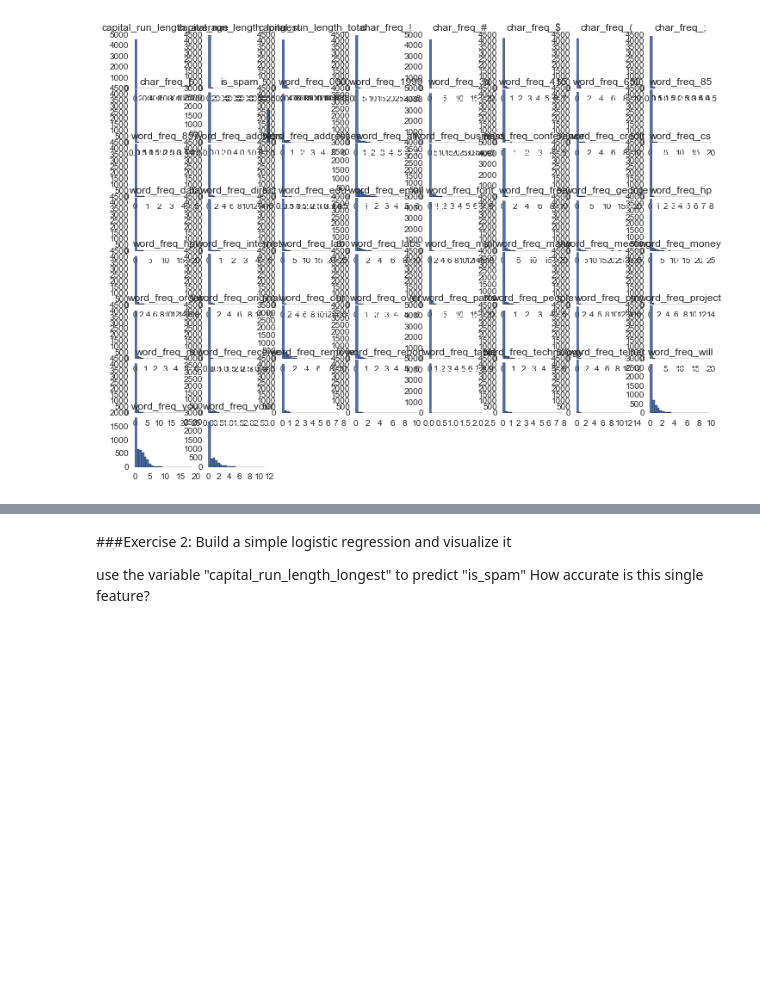
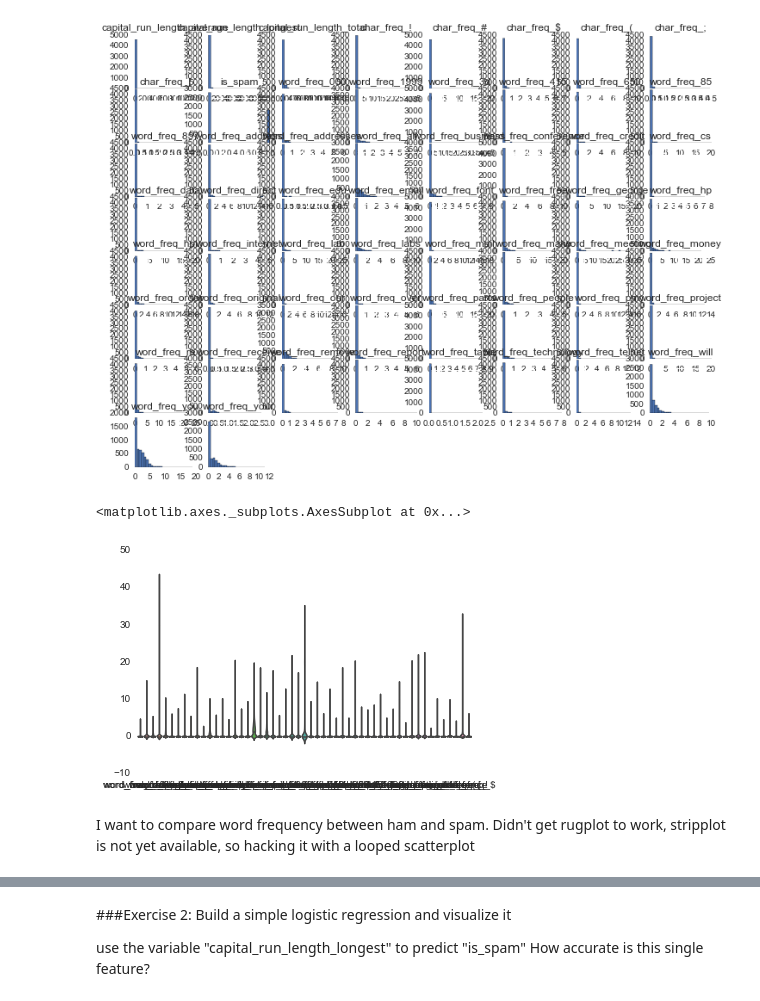
Before and after one commit to selwyth/DAT_SF_12, a Jupyter notebook: Homework/Dat_SF_12-Midterm-Questions_DF.ipynb, the cells around one changed output, grey strips where cells are left out. Cells and saved outputs as stored; diff of their text form; code cells hidden in the pictures; blank space fills up the shorter version.

```diff
--- a/Homework/Dat_SF_12-Midterm-Questions_DF.ipynb
+++ b/Homework/Dat_SF_12-Midterm-Questions_DF.ipynb
@@ -115,4 +115,12 @@ spam_data.hist(bins = 25, figsize = (12,9))
 plt.subplots_adjust(left=None, bottom=None, right=None, top=None, wspace=0.2, hspace=0.001)
 # %% [output]
 [figure]
+# %%
+sns.violinplot(spam_data.iloc[:, 0:53])
+# word frequency is very right-skewed
+# %% [output]
+<matplotlib.axes._subplots.AxesSubplot at 0x...>
+[figure, added]
+# %% [markdown]
+I want to compare word frequency between ham and spam. Didn't get rugplot to work, stripplot is not yet available, so hacking it with a looped scatterplot
 # %%
```
Also changed, not shown: parts of 27 cells of this notebook.
